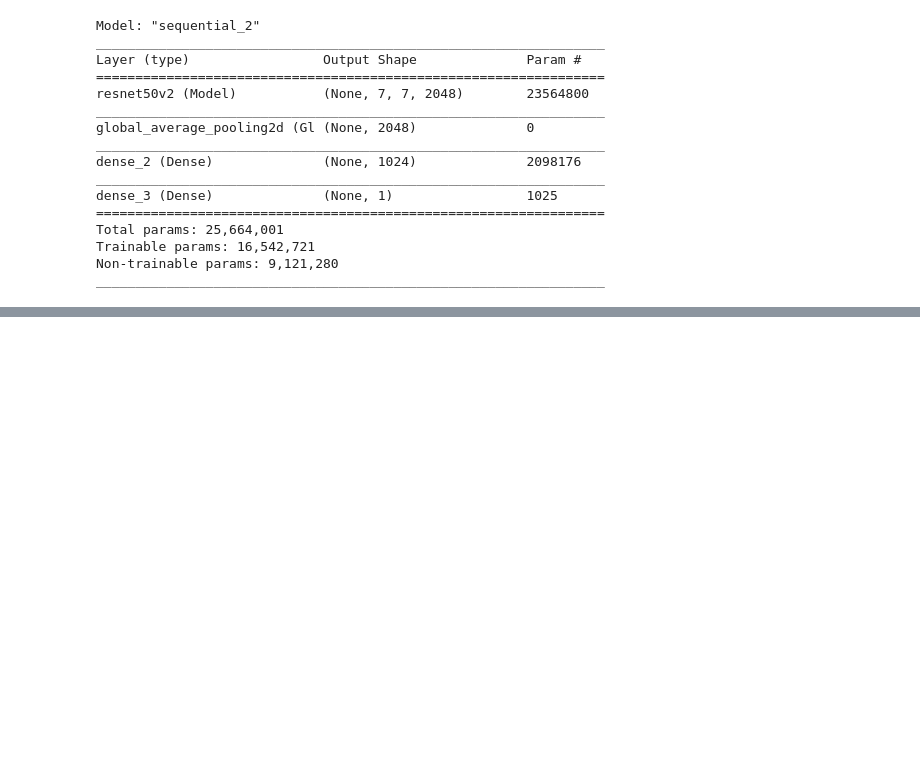
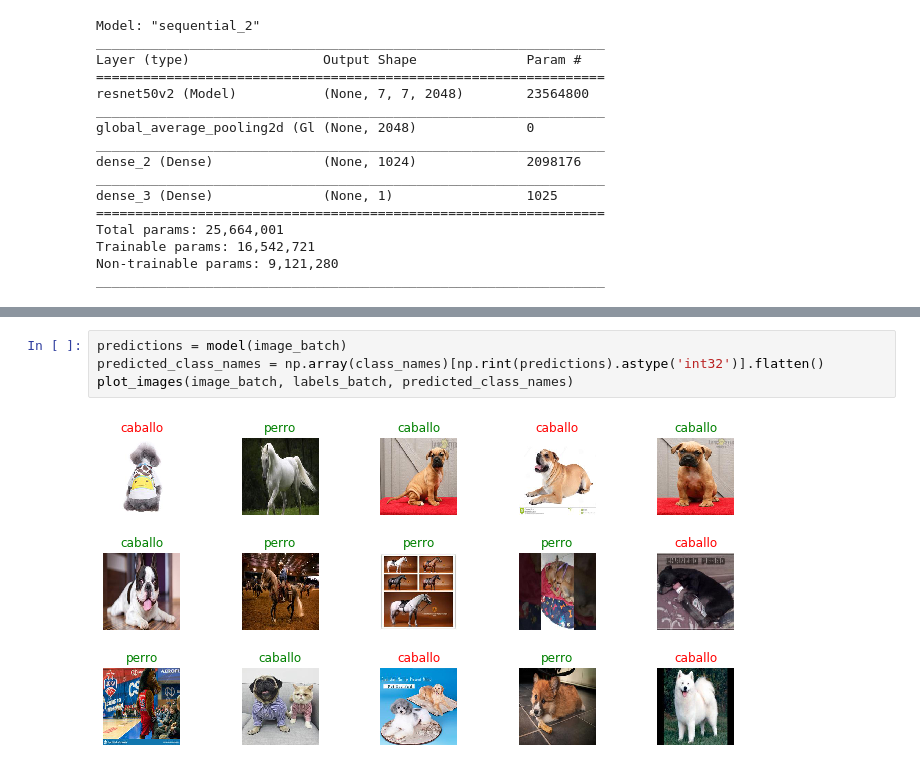
Before and after one commit to lflorian/sp1, a Jupyter notebook: 0710082_Lab02.ipynb, the cells around one changed output, grey strips where cells are left out. Saved outputs shown, nothing was run; the diff lists cells and outputs as text; blank space fills up the shorter version.

```diff
--- a/0710082_Lab02.ipynb
+++ b/0710082_Lab02.ipynb
@@ -642,0 +678,6 @@ Epoch 8/10
+# %%
+predictions = model(image_batch)
+predicted_class_names = np.array(class_names)[np.rint(predictions).astype('int32')].flatten()
+plot_images(image_batch, labels_batch, predicted_class_names)
+# %% [output]
+[figure, added]
```
Also changed, not shown: parts of 2 cells of this notebook.
